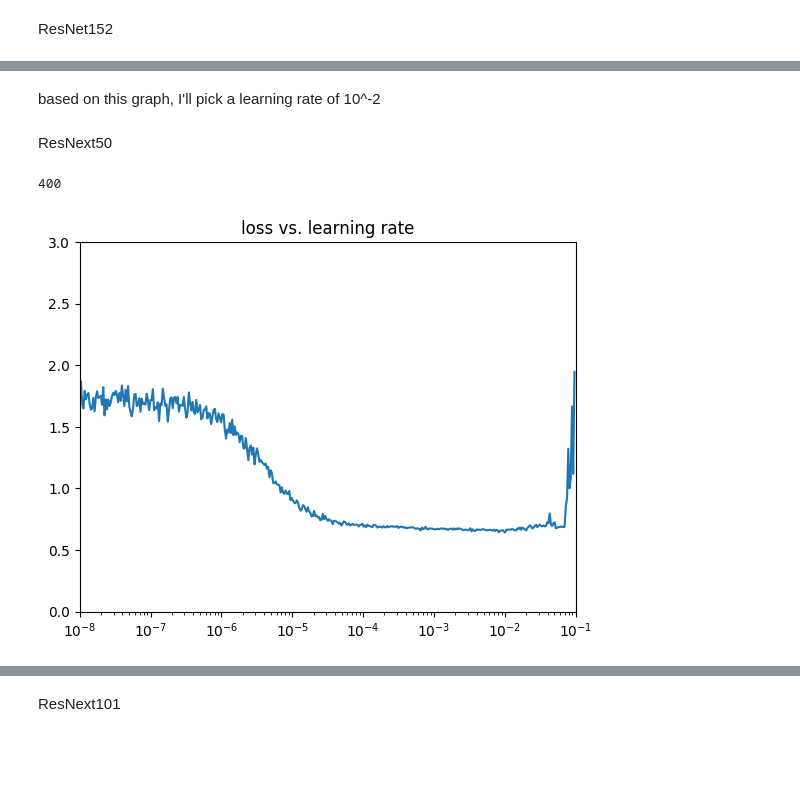
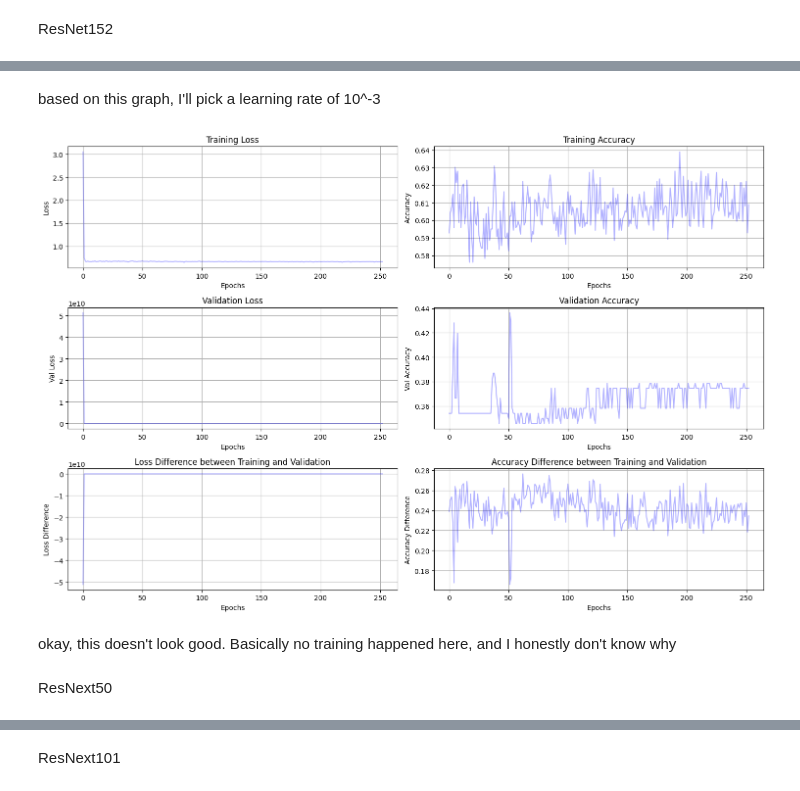
Before and after one commit to LennartPhil/Brain_Mets_Classification, a Jupyter notebook: notebooks/AI/ai_analysis.ipynb, the cells around one changed output, grey strips where cells are left out. Cells and saved outputs as stored; diff of their text form; code cells hidden in the pictures; blank space fills up the shorter version.

```diff
--- a/notebooks/AI/ai_analysis.ipynb
+++ b/notebooks/AI/ai_analysis.ipynb
@@ -241,17 +332,12 @@ print(len(history["loss"]))
 # %% [markdown]
-based on this graph, I'll pick a learning rate of 10^-2
+based on this graph, I'll pick a learning rate of 10^-3
+# %%
+path_to_resnet152_train_history = "/Users/LennartPhilipp/Desktop/Uni/Prowiss/training_histories/cutout/ResNet152/resnet152_01_2_cls_cutout_gray_normal_run_2024_10_22_16_12_15/history_resnet152_01_2_cls_cutout_gray_normal.npy"
+
+plot_single_history(path_to_resnet152_train_history)
+# %% [output]
+[figure, added]
+# %% [markdown]
+okay, this doesn't look good. Basically no training happened here, and I honestly don't know why
 # %% [markdown]
 ResNext50
-# %%
-path_to_lr_history = Path("/Users/LennartPhilipp/Desktop/Uni/Prowiss/training_histories/cutout/ResNeXt50/resnext50_01_lr_2_cls_gray_run_2024_10_18_13_42_10/history_resnext50_01_lr_2_cls_gray.npy")
-
-history = np.load(path_to_lr_history, allow_pickle=True).item()
-
-plt.semilogx(history["lr"], history["loss"])
-plt.title("loss vs. learning rate")
-plt.axis([1e-8, 1e-1, 0, 3])
-
-print(len(history["loss"]))
-# %% [output]
-400
-[figure, removed]
```
Also changed, not shown: parts of 17 cells of this notebook.
